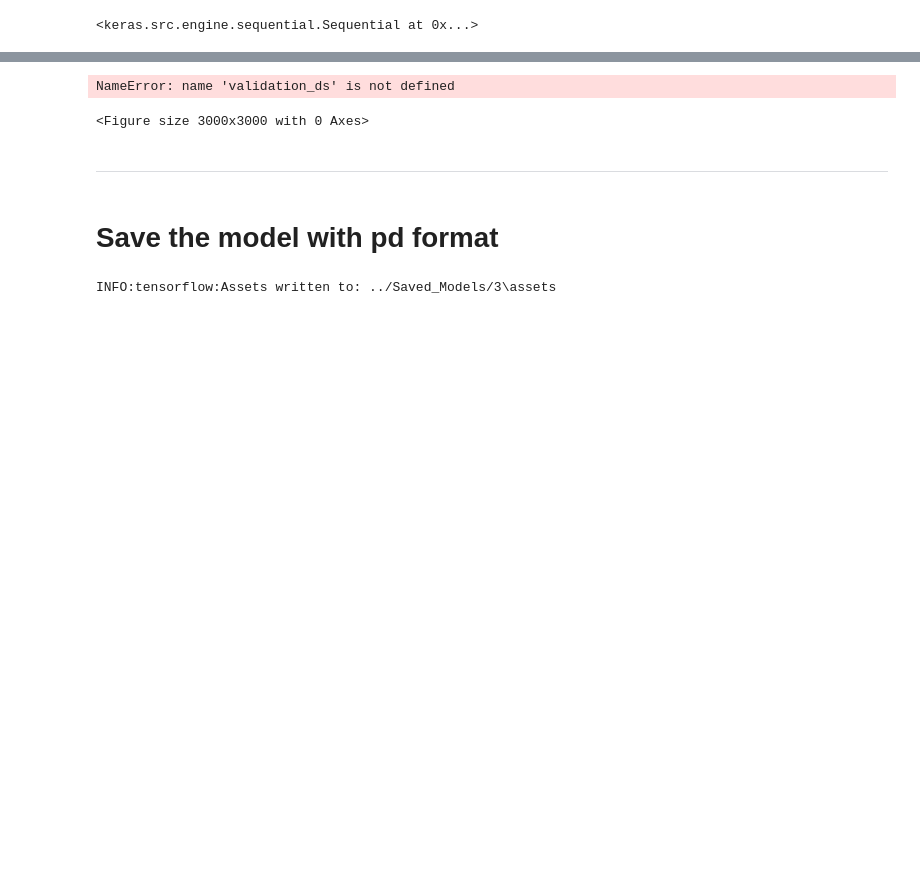
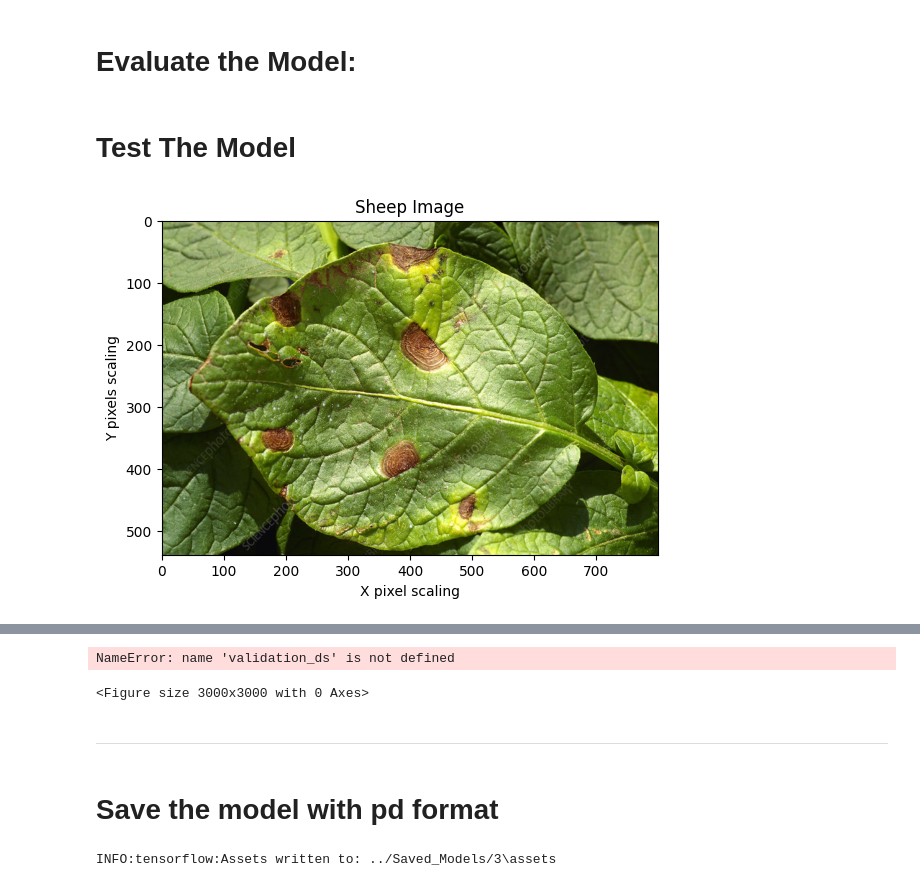
Before and after one commit to elfailali/plante-disease-detection, a Jupyter notebook: Notebooks/TestModel1.ipynb, the cells around one changed output, grey strips where cells are left out. Saved outputs shown, nothing was run; the diff lists cells and outputs as text; code cells hidden in the pictures; blank space fills up the shorter version.

```diff
--- a/Notebooks/TestModel1.ipynb
+++ b/Notebooks/TestModel1.ipynb
@@ -72,2 +66,4 @@ Trainable params: 27661164 (105.52 MB)
 Non-trainable params: 6 (24.00 Byte)
 _________________________________________________________________
+# %% [markdown]
+<h1 class='alert alert-warning'>Evaluate the Model:</h1>
@@ -74,11 +72,28 @@ _________________________________________________________________
+# %% [markdown]
+# Test The Model
 # %%
 image1 = "../TestImages/Orange.png"
 image2 = "../TestImages/Orange_citrus_greening1.png"
 image3 = "../TestImages/Orange_greening.png"
+image4 = "../TestImages/apple_scab.png"
+image5 = "../TestImages/grape_black.jpeg"
+image6 = "../TestImages/potato_late.png"
+image7 = "../TestImages/early_blight_1.jpg"
 # %%
-model
+image_to_test = image7
-# %% [output]
-<keras.src.engine.sequential.Sequential at 0x...>
+# %%
+from matplotlib import pyplot as plt
+from matplotlib import image as mpimg
+
+plt.title("Sheep Image")
+plt.xlabel("X pixel scaling")
+plt.ylabel("Y pixels scaling")
+
+image = mpimg.imread(image_to_test)
+plt.imshow(image)
+plt.show()
+# %% [output]
+[figure, added]
 # %%
 from keras.preprocessing import image
 import numpy as np
```
Also changed, not shown: parts of 8 cells of this notebook, 4 other files.
